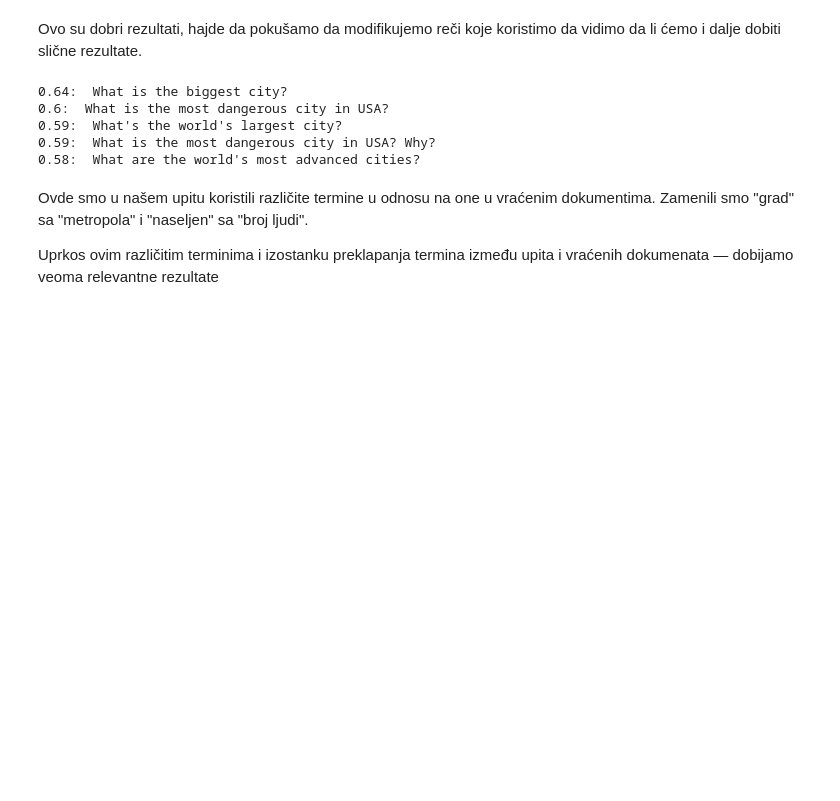
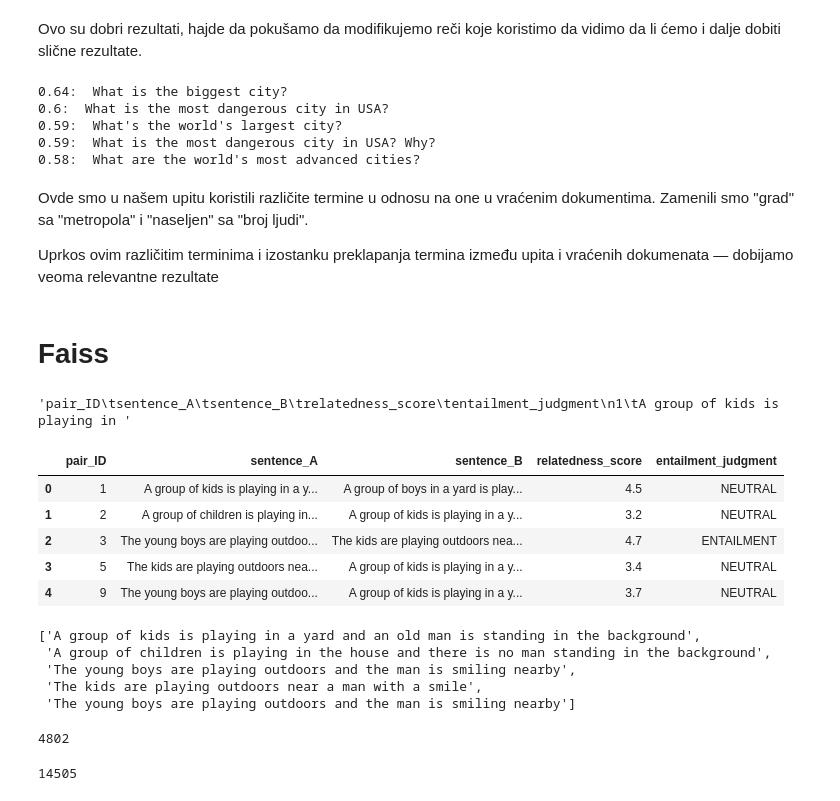
Before and after one commit to vuklazovic/pineconne-faiss, a Jupyter notebook: pinecone_fais.ipynb, the cells around one changed output. Cells and saved outputs as stored; diff of their text form; code cells hidden in the pictures; blank space fills up the shorter version.

```diff
--- a/pinecone_fais.ipynb
+++ b/pinecone_fais.ipynb
@@ -267,3 +264,5 @@ Ovde smo u našem upitu koristili različite termine u odnosu na one u vraćenim
 Uprkos ovim različitim terminima i izostanku preklapanja termina između upita i vraćenih dokumenata — dobijamo veoma relevantne rezultate
 # %%
 pc.delete_index(index_name)
+# %% [markdown]
+# Faiss
@@ -269,0 +276,32 @@ pc.delete_index(index_name)
+# %%
+res = requests.get('https://raw.githubusercontent.com/brmson/dataset-sts/master/data/sts/sick2014/SICK_train.txt')
+
+text = res.text
+text[:100]
+# %% [output]
+'pair_ID\tsentence_A\tsentence_B\trelatedness_score\tentailment_judgment\n1\tA group of kids is playing in '
+# %%
+data = pd.read_csv(StringIO(text), sep='\t')
+data.head()
+# %% [output]
+|  | pair_ID | sentence_A | sentence_B | relatedness_score | entailment_judgment |
+| 0 | 1 | A group of kids is playing in a y... | A group of boys in a yard is play... | 4.5 | NEUTRAL |
+| 1 | 2 | A group of children is playing in... | A group of kids is playing in a y... | 3.2 | NEUTRAL |
+| 2 | 3 | The young boys are playing outdoo... | The kids are playing outdoors nea... | 4.7 | ENTAILMENT |
+| 3 | 5 | The kids are playing outdoors nea... | A group of kids is playing in a y... | 3.4 | NEUTRAL |
+| 4 | 9 | The young boys are playing outdoo... | A group of kids is playing in a y... | 3.7 | NEUTRAL |
+# %%
+sentences = data['sentence_A'].tolist()
+sentences[:5]
+# %% [output]
+['A group of kids is playing in a yard and an old man is standing in the background',
+ 'A group of children is playing in the house and there is no man standing in the background',
+ 'The young boys are playing outdoors and the man is smiling nearby',
+ 'The kids are playing outdoors near a man with a smile',
+ 'The young boys are playing outdoors and the man is smiling nearby']
+# %%
+sentence_b = data['sentence_B'].tolist()
+sentences.extend(sentence_b)
+len(set(sentences))
+# %% [output]
+4802
@@ -269,0 +326,4 @@ pc.delete_index(index_name)
+# %%
+len(set(sentences))
+# %% [output]
+14505
```
Also changed, not shown: parts of 14 cells of this notebook.
